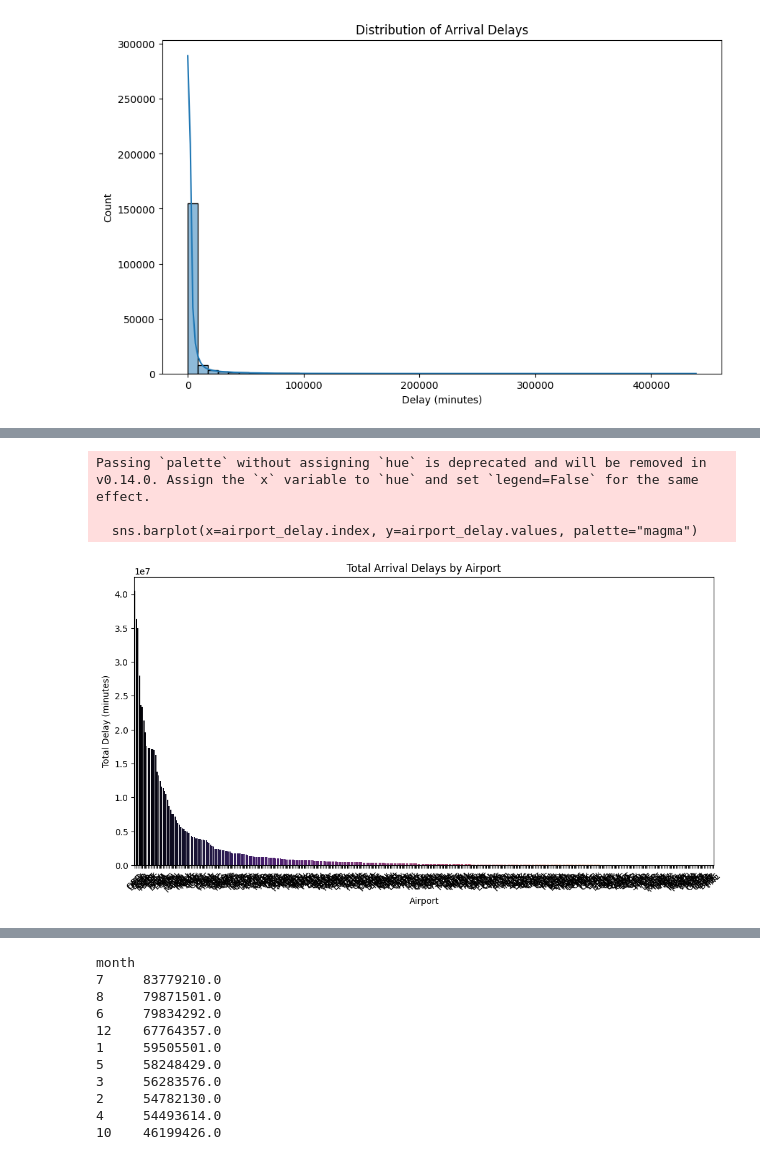
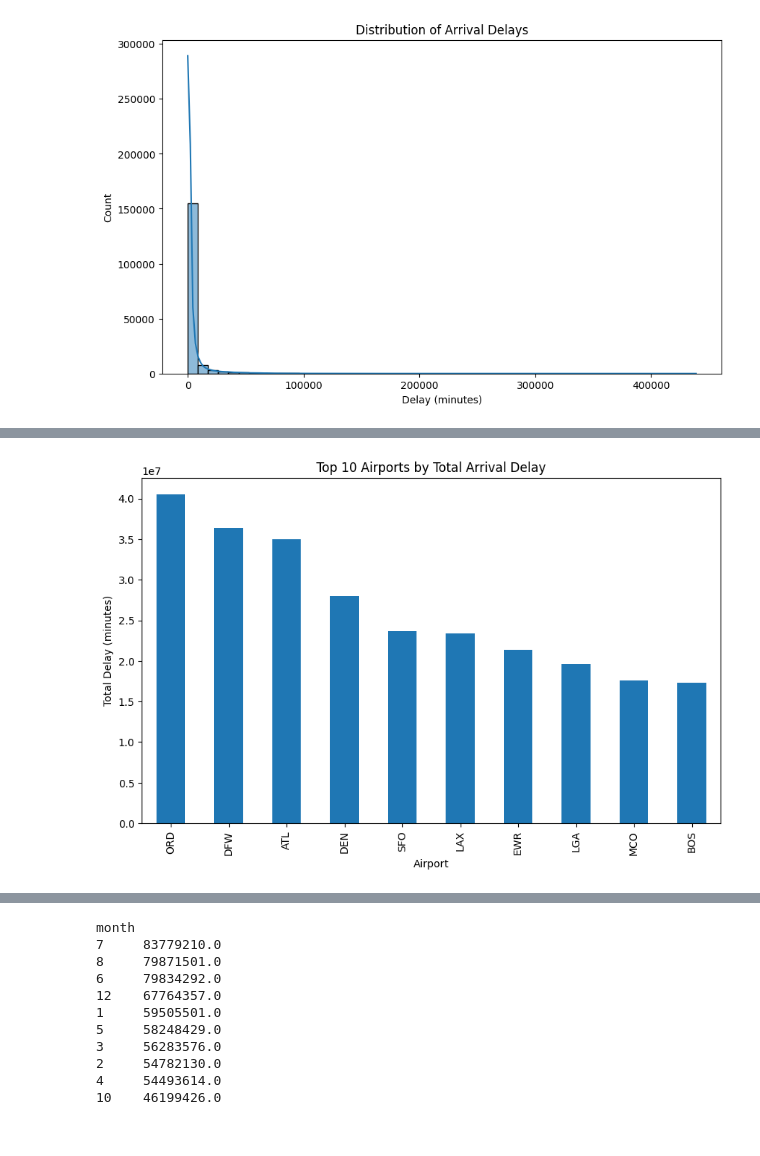
Before and after one commit to santoshkhadk/airline-delay-pipeline, a Jupyter notebook: notebook/airline-delay.ipynb, the cells around one changed output, grey strips where cells are left out. Cells and saved outputs as stored; diff of their text form; code cells hidden in the pictures.

Commit message:
baisc understanading of trend of delay with visualization

```diff
--- a/notebook/airline-delay.ipynb
+++ b/notebook/airline-delay.ipynb
@@ -165,13 +165,3 @@ df[(df['arr_flights']==0) & (df[delay_cols].isna().any(axis=1))]
 # %% [output]
 |  | year | month | carrier | carrier_name | airport | airport_name | arr_flights | arr_del15 | carrier_ct | ... |
 0 rows × 21 columns
-# %%
-df['sum_parts'] = (
-    df['carrier_delay'] +
-    df['weather_delay'] +
-    df['nas_delay'] +
-    df['security_delay'] +
-    df['late_aircraft_delay']
-)
-
-df[df['arr_delay'].isna()][['arr_delay','sum_parts']].head()
@@ -345,14 +372,9 @@ plt.show()
 # %%
-airport_delay = df.groupby('airport')['arr_delay'].sum().sort_values(ascending=False)
-plt.figure(figsize=(12,6))
-sns.barplot(x=airport_delay.index, y=airport_delay.values, palette="magma")
-plt.title("Total Arrival Delays by Airport")
+top_airports = df.groupby('airport')['arr_delay'].sum().sort_values(ascending=False).head(10)
+top_airports.plot(kind='bar', figsize=(10,6))
+plt.title("Top 10 Airports by Total Arrival Delay")
 plt.ylabel("Total Delay (minutes)")
 plt.xlabel("Airport")
-plt.xticks(rotation=45)
 plt.show()
 # %% [output]
-Passing `palette` without assigning `hue` is deprecated and will be removed in v0.14.0. Assign the `x` variable to `hue` and set `legend=False` for the same effect.
-
-  sns.barplot(x=airport_delay.index, y=airport_delay.values, palette="magma")
-[figure, old version]
+[figure, new version]
```
Also changed, not shown: parts of 57 cells of this notebook.
